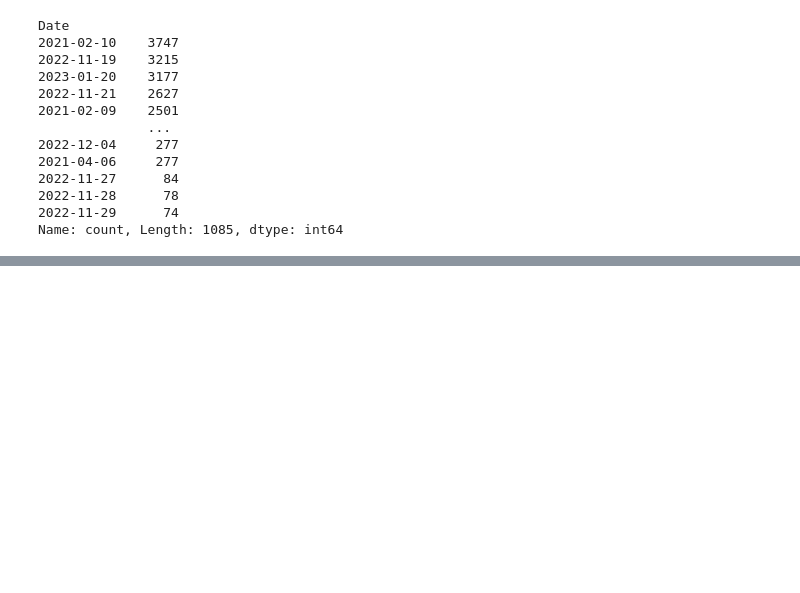
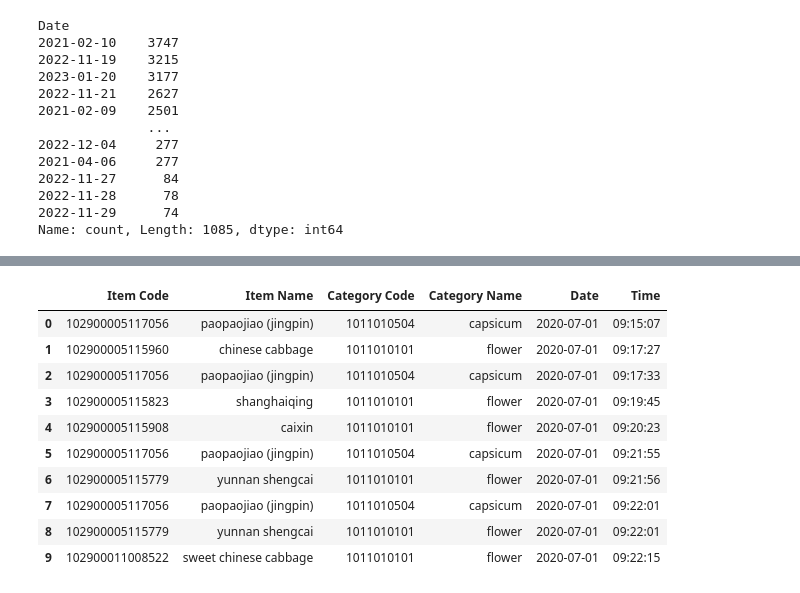
Before and after one commit to RumethSandinu/Project-connexa, a Jupyter notebook: Aslam/Dataset.ipynb, the cells around one changed output, grey strips where cells are left out. Saved outputs shown, nothing was run; the diff lists cells and outputs as text; code cells hidden in the pictures; blank space fills up the shorter version.

```diff
--- a/Aslam/Dataset.ipynb
+++ b/Aslam/Dataset.ipynb
@@ -125,0 +146,15 @@ Name: count, Length: 1085, dtype: int64
+# %%
+merged_data['Time'] = merged_data['Time'].str[:8]
+merged_data.head(10)
+# %% [output]
+|  | Item Code | Item Name | Category Code | Category Name | Date | Time |
+| 0 | 102900005117056 | paopaojiao (jingpin) | 1011010504 | capsicum | 2020-07-01 | 09:15:07 |
+| 1 | 102900005115960 | chinese cabbage | 1011010101 | flower | 2020-07-01 | 09:17:27 |
+| 2 | 102900005117056 | paopaojiao (jingpin) | 1011010504 | capsicum | 2020-07-01 | 09:17:33 |
+| 3 | 102900005115823 | shanghaiqing | 1011010101 | flower | 2020-07-01 | 09:19:45 |
+| 4 | 102900005115908 | caixin | 1011010101 | flower | 2020-07-01 | 09:20:23 |
+| 5 | 102900005117056 | paopaojiao (jingpin) | 1011010504 | capsicum | 2020-07-01 | 09:21:55 |
+| 6 | 102900005115779 | yunnan shengcai | 1011010101 | flower | 2020-07-01 | 09:21:56 |
+| 7 | 102900005117056 | paopaojiao (jingpin) | 1011010504 | capsicum | 2020-07-01 | 09:22:01 |
+| 8 | 102900005115779 | yunnan shengcai | 1011010101 | flower | 2020-07-01 | 09:22:01 |
+| 9 | 102900011008522 | sweet chinese cabbage | 1011010101 | flower | 2020-07-01 | 09:22:15 |
```
Also changed, not shown: parts of 8 cells of this notebook.
